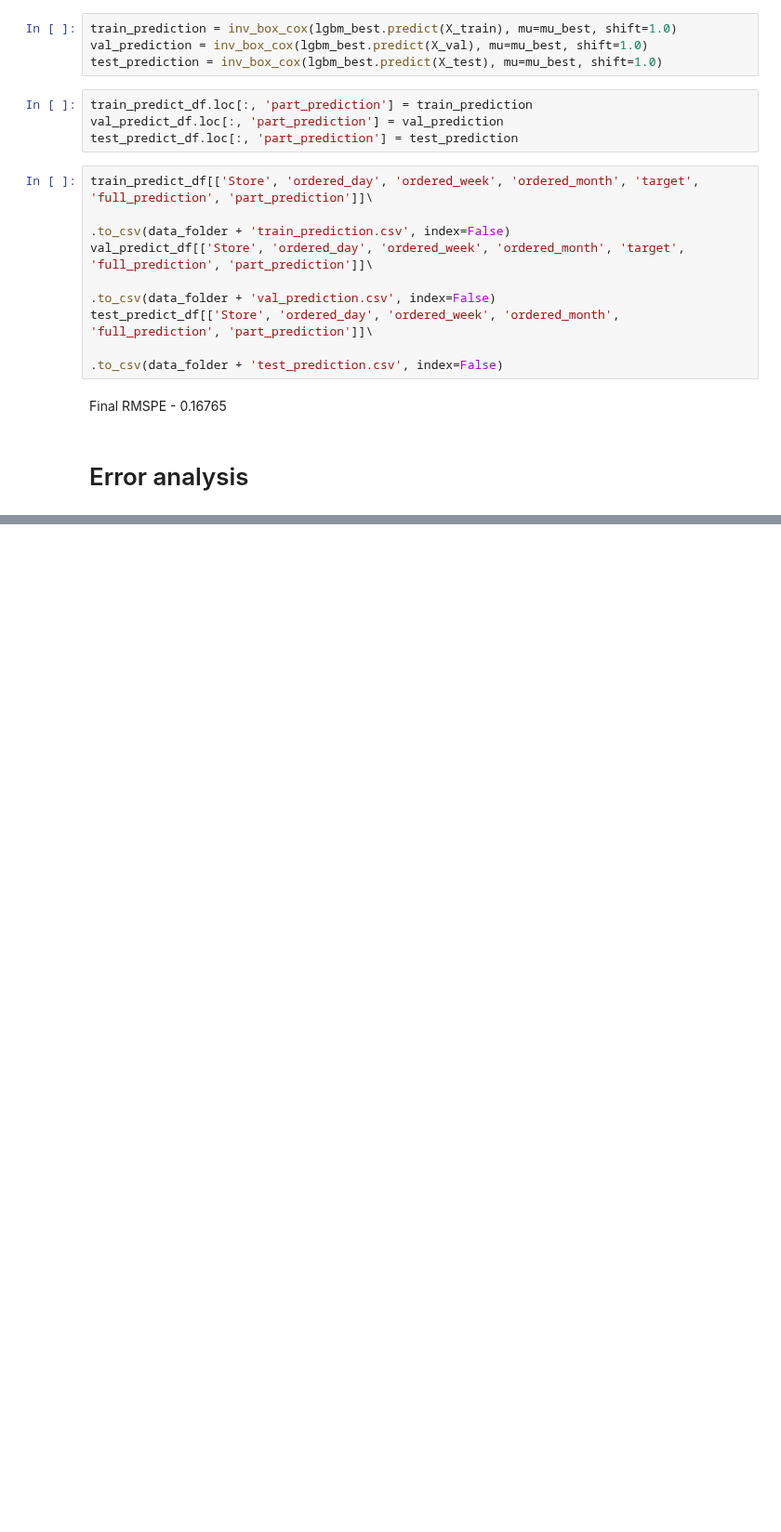
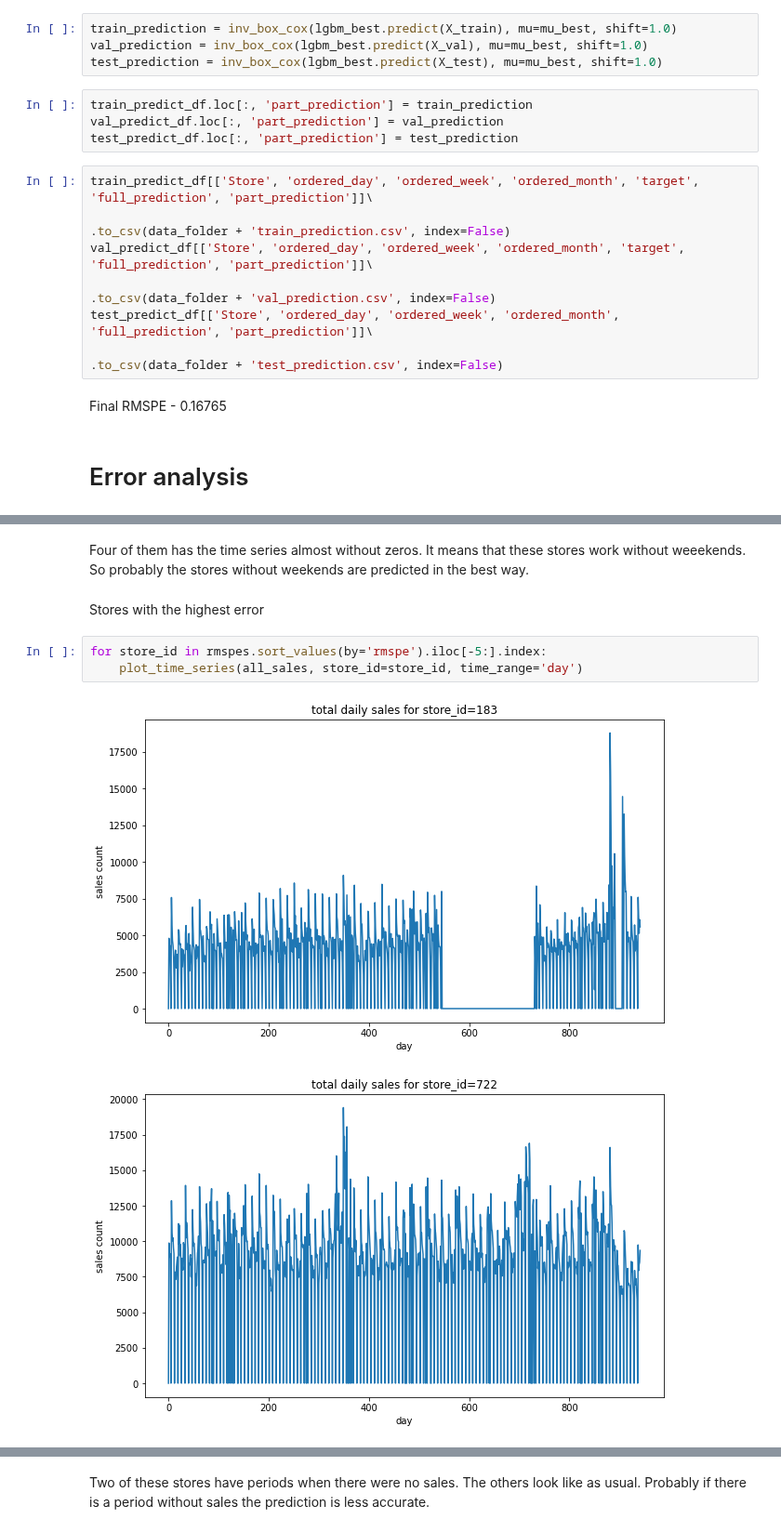
Before and after one commit to vkhmara/EPAM-Internship, a Jupyter notebook: Rossmann Store Sales/Experiments.ipynb, the cells around one changed output, grey strips where cells are left out. Shown at 93% size. Cells and saved outputs as stored; diff of their text form; blank space fills up the shorter version.

```diff
--- a/Rossmann Store Sales/Experiments.ipynb
+++ b/Rossmann Store Sales/Experiments.ipynb
@@ -499,0 +564,10 @@ IN PROGRESS
+# %% [markdown]
+Four of them has the time series almost without zeros. It means that these stores work without weeekends. So probably the stores without weekends are predicted in the best way.
+# %% [markdown]
+Stores with the highest error
+# %%
+for store_id in rmspes.sort_values(by='rmspe').iloc[-5:].index:
+    plot_time_series(all_sales, store_id=store_id, time_range='day')
+# %% [output]
+[figure, added]
+[figure, added]
@@ -499,0 +577,2 @@ IN PROGRESS
+# %% [markdown]
+Two of these stores have periods when there were no sales. The others look like as usual. Probably if there is a period without sales the prediction is less accurate.
```
Also changed, not shown: parts of 15 cells of this notebook, 2 other files.
